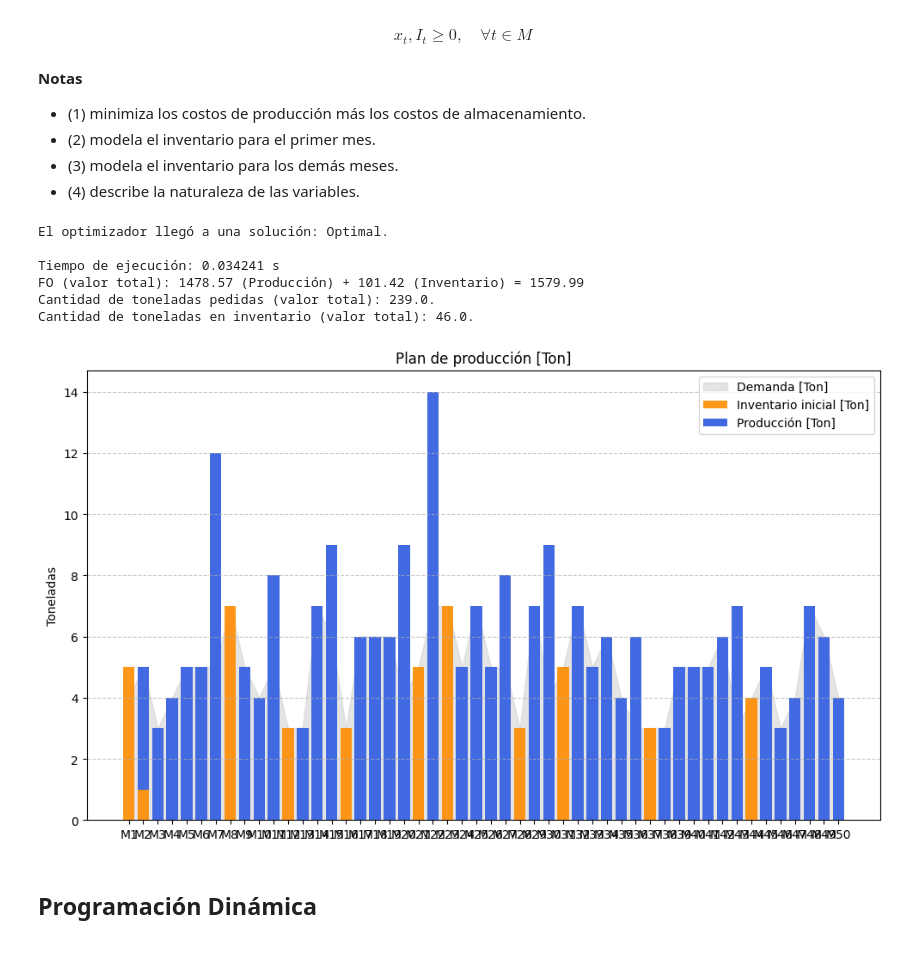
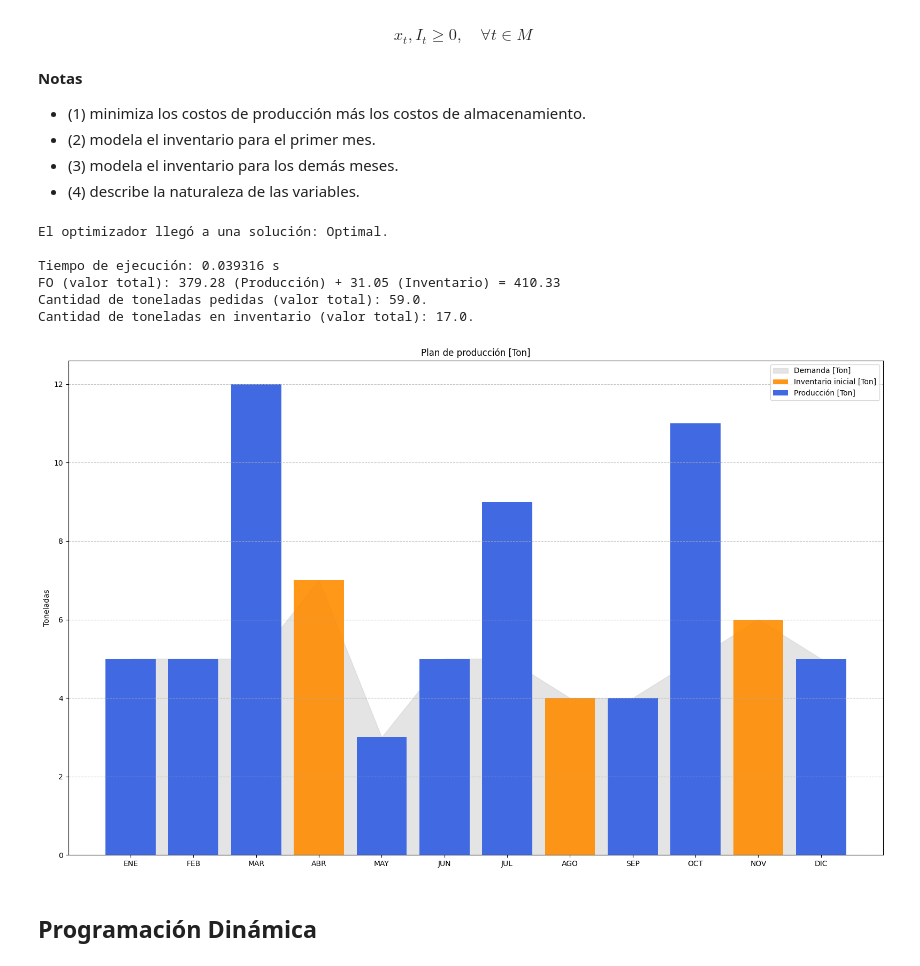
Before and after one commit to Asistencia-Optimizacion/Material_Reforma, a Jupyter notebook: Inventory/v2.ipynb, the cells around one changed output. Cells and saved outputs as stored; diff of their text form; code cells hidden in the pictures.

Commit message:
Heuristicas Inventario Listas

```diff
--- a/Inventory/v2.ipynb
+++ b/Inventory/v2.ipynb
@@ -43,8 +43,8 @@ from InsInventory import generar_datos
 resultados = []
 # %%
 # Crear entorno con instancia sintética
-horizonte_planeacion = generar_datos(num_periodos=50)
-I_0 = 5
+horizonte_planeacion = generar_datos(num_periodos=12)
+I_0 = int(min(horizonte_planeacion['d_t']) * 0.25)
 horizonte_planeacion
 # %% [output]
 |  | t | Mes | c_t | h_t | d_t | Clasif_c | Clasif_h | Demanda_rel |
@@ -215,41 +211,42 @@ resultados.append({
 # %% [output]
 El optimizador llegó a una solución: Optimal.
 
-Tiempo de ejecución: 0.034241 s
-FO (valor total): 1478.57 (Producción) + 101.42 (Inventario) = 1579.99
-Cantidad de toneladas pedidas (valor total): 239.0.
-Cantidad de toneladas en inventario (valor total): 46.0.
+Tiempo de ejecución: 0.039316 s
+FO (valor total): 379.28 (Producción) + 31.05 (Inventario) = 410.33
+Cantidad de toneladas pedidas (valor total): 59.0.
+Cantidad de toneladas en inventario (valor total): 17.0.
 # %%
 import matplotlib.pyplot as plt
 
 if len(M) <= 12:
     meses = ['ENE', 'FEB', 'MAR', 'ABR', 'MAY', 'JUN', 'JUL', 'AGO', 'SEP', 'OCT', 'NOV', 'DIC']
+    meses = meses[:len(M)]
 else:
     meses = [f"M{i}" for i in M]
 
 # Extraer datos en listas
 demanda_list = [d[t] for t in M]
 produccion_list = [produccion[t] for t in M]
 inventario_list = [inventario[t] for t in M]
 
 # Graficar correctamente con barras apiladas
-plt.figure(figsize=(10, 6))
+plt.figure(figsize=(16, 10))
 
 # Área de la demanda
 plt.fill_between(meses, demanda_list, color='lightgray', label='Demanda [Ton]', alpha=0.6)
 
 # Barras apiladas: producción sobre inventario inicial
 plt.bar(meses, inventario_list, label='Inventario inicial [Ton]', color='darkorange', alpha=0.9)
 plt.bar(meses, produccion_list, bottom=inventario_list, label='Producción [Ton]', color='royalblue')
 
 plt.title('Plan de producción [Ton]')
 plt.ylabel('Toneladas')
 plt.legend()
 plt.grid(axis='y', linestyle='--', alpha=0.7)
 plt.tight_layout()
 plt.show()
 # %% [output]
-[figure, old version]
+[figure, new version]
 # %% [markdown]
 ## Programación Dinámica
 # %% [markdown]
```
Also changed, not shown: parts of 19 cells of this notebook.
